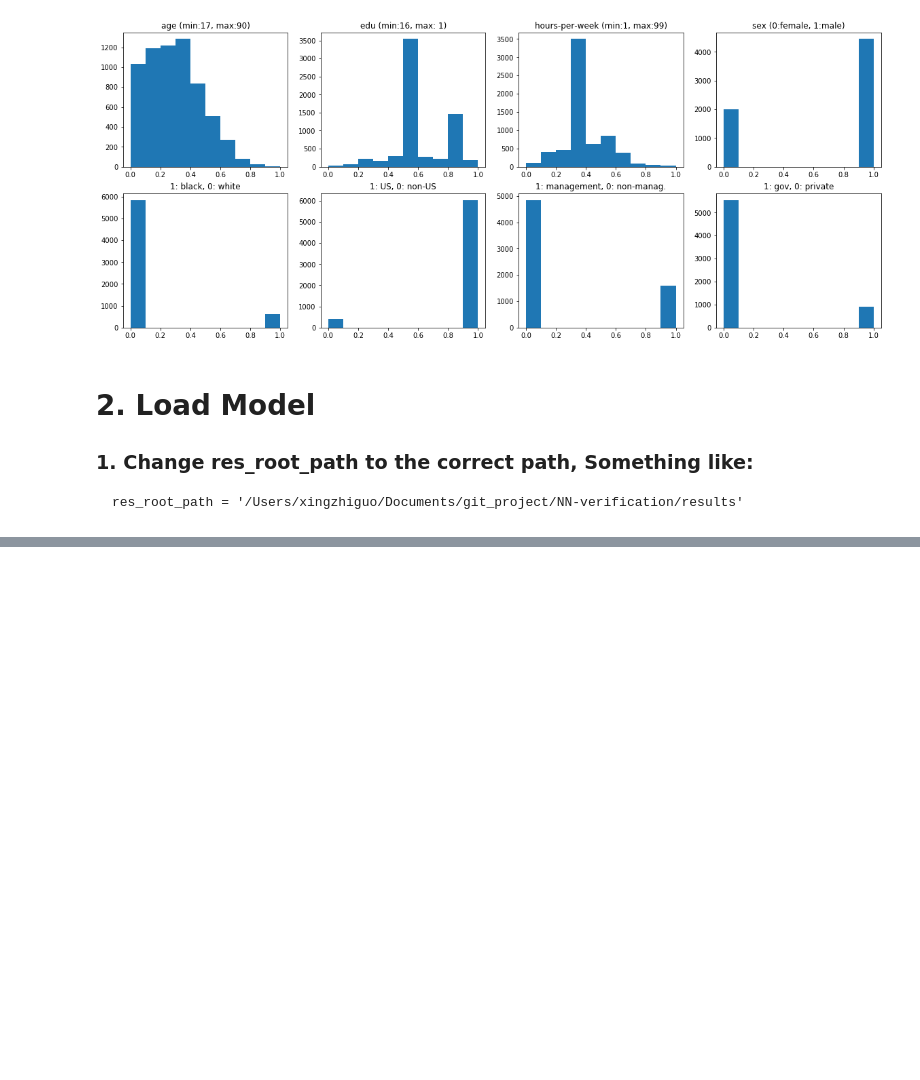
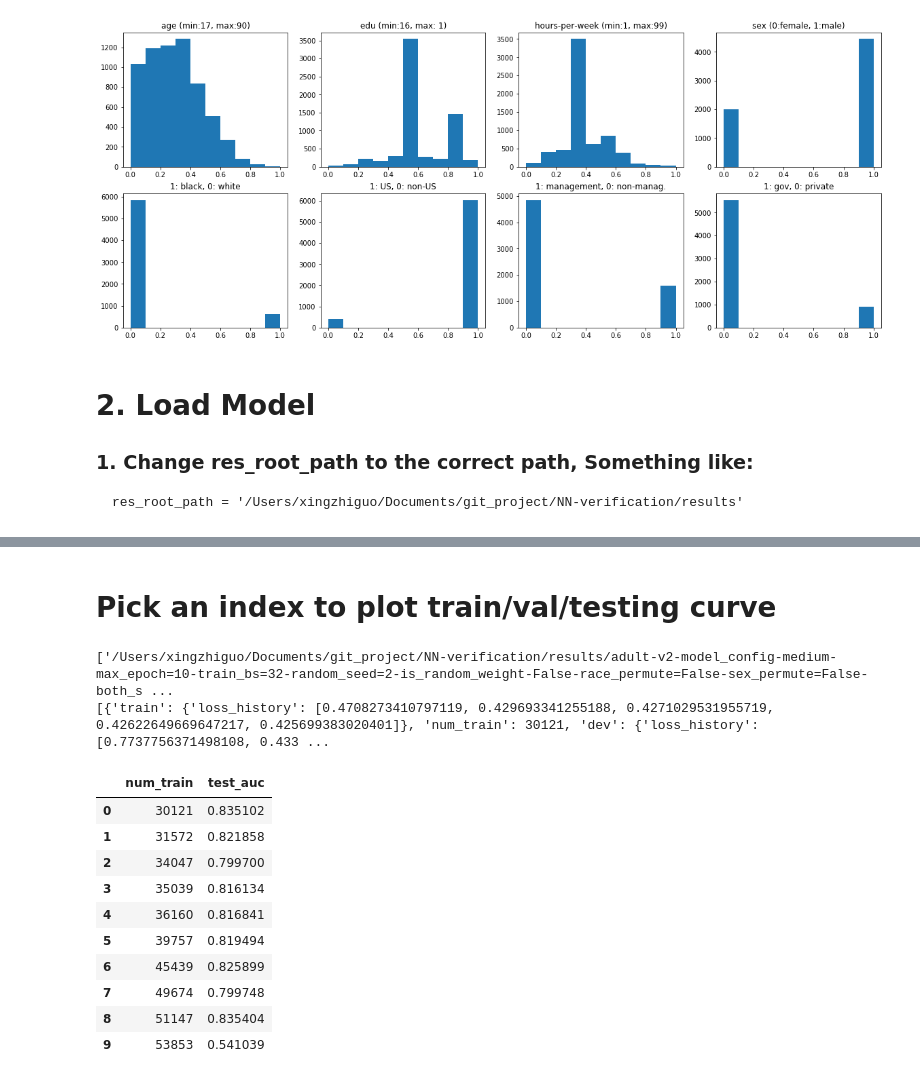
Before and after one commit to zjlxgxz/NN-verification, a Jupyter notebook: src/3-model-easy-loader-v2.ipynb, the cells around one changed output, grey strips where cells are left out. Saved outputs shown, nothing was run; the diff lists cells and outputs as text; code cells hidden in the pictures; blank space fills up the shorter version.

Commit message:
update model loader

```diff
--- a/src/3-model-easy-loader-v2.ipynb
+++ b/src/3-model-easy-loader-v2.ipynb
@@ -250,0 +278,33 @@ _df[['num_train','test_auc']]
+# %% [markdown]
+# Pick an index to plot train/val/testing curve
+# %%
+picked_index = 37# the second row from above table
+
+_df_model = df_model_summary.iloc[picked_index]
+model_files = _df_model['onnx_list']
+train_stats = _df_model['model_stats']
+print (model_files) # may have one, or more than one (k-iter for augmented based on SD)
+print(train_stats) # may have one, or more than one (k-iter for augmented based on SD)
+
+_df = pd.DataFrame.from_records(train_stats)
+_df['test_auc'] = [_['auc_history'][0] for _ in _df['test']]
+display_df = None
+if 'num_train' in _df.columns:
+    display_df = _df[['num_train','test_auc']]
+else:
+    display_df = _df[['test_auc']]
+display_df
+# %% [output]
+['/Users/xingzhiguo/Documents/git_project/NN-verification/results/adult-v2-model_config-medium-max_epoch=10-train_bs=32-random_seed=2-is_random_weight-False-race_permute=False-sex_permute=False-both_s ...
+[{'train': {'loss_history': [0.4708273410797119, 0.429693341255188, 0.4271029531955719, 0.42622649669647217, 0.425699383020401]}, 'num_train': 30121, 'dev': {'loss_history': [0.7737756371498108, 0.433 ...
+|  | num_train | test_auc |
+| 0 | 30121 | 0.835102 |
+| 1 | 31572 | 0.821858 |
+| 2 | 34047 | 0.799700 |
+| 3 | 35039 | 0.816134 |
+| 4 | 36160 | 0.816841 |
+| 5 | 39757 | 0.819494 |
+| 6 | 45439 | 0.825899 |
+| 7 | 49674 | 0.799748 |
+| 8 | 51147 | 0.835404 |
+| 9 | 53853 | 0.541039 |
```
Also changed, not shown: parts of 6 cells of this notebook.
